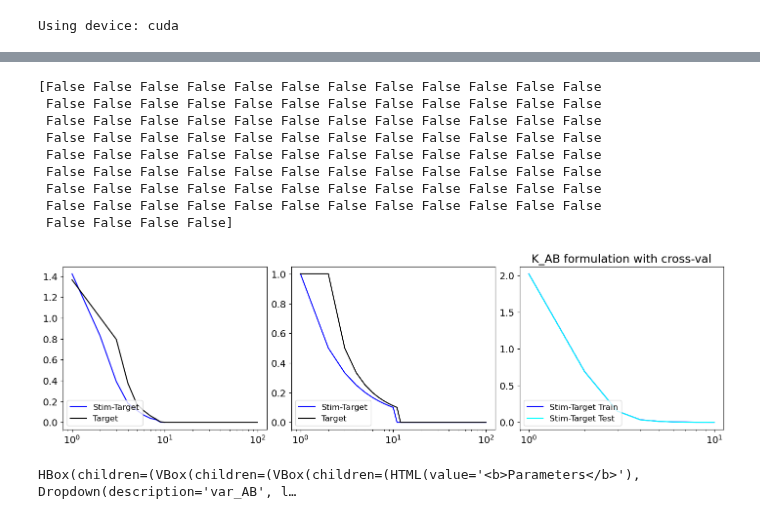
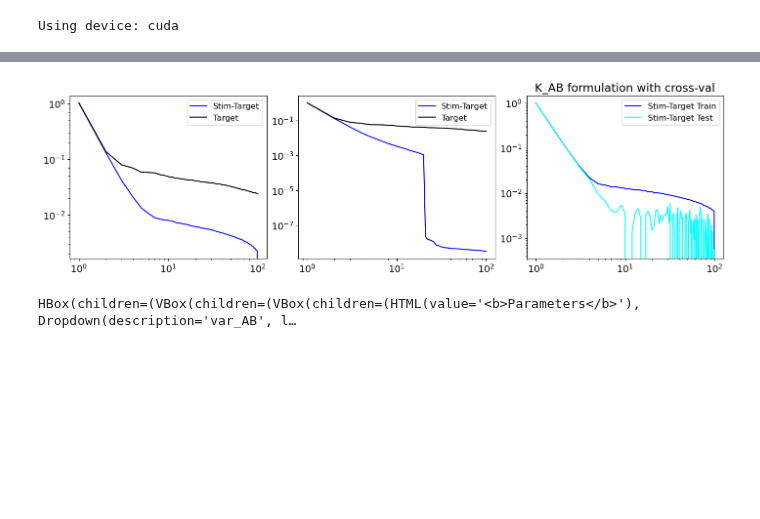
Before and after one commit to landoskape/vrAnalysis, a Jupyter notebook: dimensionality_manuscript/explore_dimensionality.ipynb, the cells around one changed output, grey strips where cells are left out. Saved outputs shown, nothing was run; the diff lists cells and outputs as text; code cells hidden in the pictures; blank space fills up the shorter version.

```diff
--- a/dimensionality_manuscript/explore_dimensionality.ipynb
+++ b/dimensionality_manuscript/explore_dimensionality.ipynb
@@ -136,43 +133,35 @@ eps_component: (100, 5000)
 # %%
-xvals = lambda x: range(1, len(x) + 1)
+max_dims = cfg.num_stimuli
+xvals = range(1, max_dims + 1)
+# xvals = lambda x: range(1, len(x) + 1)
 # norm = lambda x: x / np.sum(x)
 
 offsets = 0.0
 xscale = "log"
-yscale = "linear"
+yscale = "log"
 plt.close("all")
 fig, ax = plt.subplots(1, 3, figsize=(14, 4), layout="constrained")
-ax[0].plot(xvals(svals_stim), svals_stim + offsets * 0, label="Stim-Target", color="blue")
-ax[0].plot(xvals(svals_full), svals_full + offsets * 1, label="Target", color="black")
+ax[0].plot(xvals, svals_stim[:max_dims] + offsets * 0, label="Stim-Target", color="blue")
+ax[0].plot(xvals, svals_full[:max_dims] + offsets * 1, label="Target", color="black")
 ax[0].set_xscale(xscale)
 ax[0].set_yscale(yscale)
-ax[0].legend(loc="lower left", fontsize=12)
+ax[0].legend(loc="best", fontsize=12)
 
-print(svals_true_stim > svals_true_full)
-ax[1].plot(xvals(svals_true_stim), svals_true_stim + offsets * 0, label="Stim-Target", color="blue")
-ax[1].plot(xvals(svals_true_full), svals_true_full + offsets * 1, label="Target", color="black")
+ax[1].plot(xvals, svals_true_stim[:max_dims] + offsets * 0, label="Stim-Target", color="blue")
+ax[1].plot(xvals, svals_true_full[:max_dims] + offsets * 1, label="Target", color="black")
 ax[1].set_xscale(xscale)
 ax[1].set_yscale(yscale)
-ax[1].legend(loc="lower left", fontsize=12)
+ax[1].legend(loc="best", fontsize=12)
 
-ax[2].plot(xvals(var_A1B), var_A1B + offsets * 0, label="Stim-Target Train", color="blue")
-ax[2].plot(xvals(var_A23B), var_A23B + offsets * 1, label="Stim-Target Test", color="cyan")
+ax[2].plot(xvals, np.sqrt(np.maximum(0, var_S1F[:max_dims])) + offsets * 0, label="Stim-Target Train", color="blue")
+ax[2].plot(xvals, np.sqrt(np.maximum(0, var_S23F[:max_dims])) + offsets * 1, label="Stim-Target Test", color="cyan")
 ax[2].set_xscale(xscale)
 ax[2].set_yscale(yscale)
 ax[2].set_title("K_AB formulation with cross-val")
-ax[2].legend(loc="lower left", fontsize=12)
+ax[2].legend(loc="best", fontsize=12)
 plt.show()
 # %% [output]
-[False False False False False False False False False False False False
- False False False False False False False False False False False False
- False False False False False False False False False False False False
- False False False False False False False False False False False False
- False False False False False False False False False False False False
- False False False False False False False False False False False False
- False False False False False False False False False False False False
- False False False False False False False False False False False False
- False False False False]
-[figure, old version]
+[figure, new version]
 # %%
 fixed_params = {}  # dict(noise_variance=0.001)
 study = SharedSpaceGenerator.optuna_study_fraction_negative_svals(
```
Also changed, not shown: parts of 1 cell of this notebook, 1 other file.
